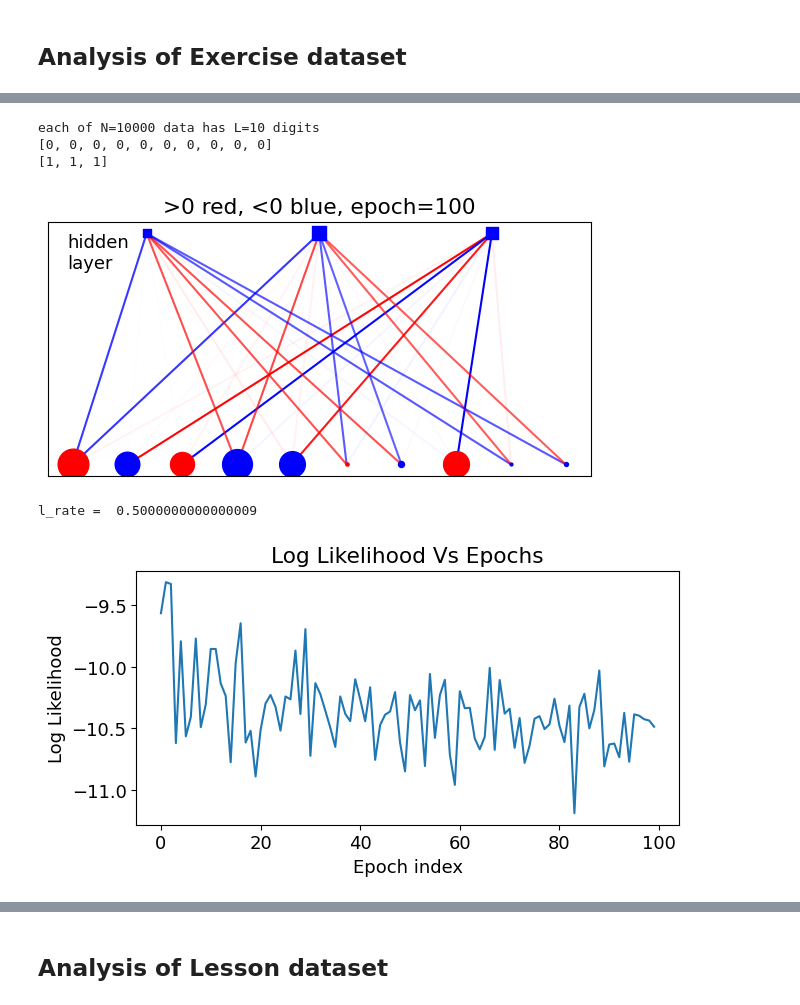
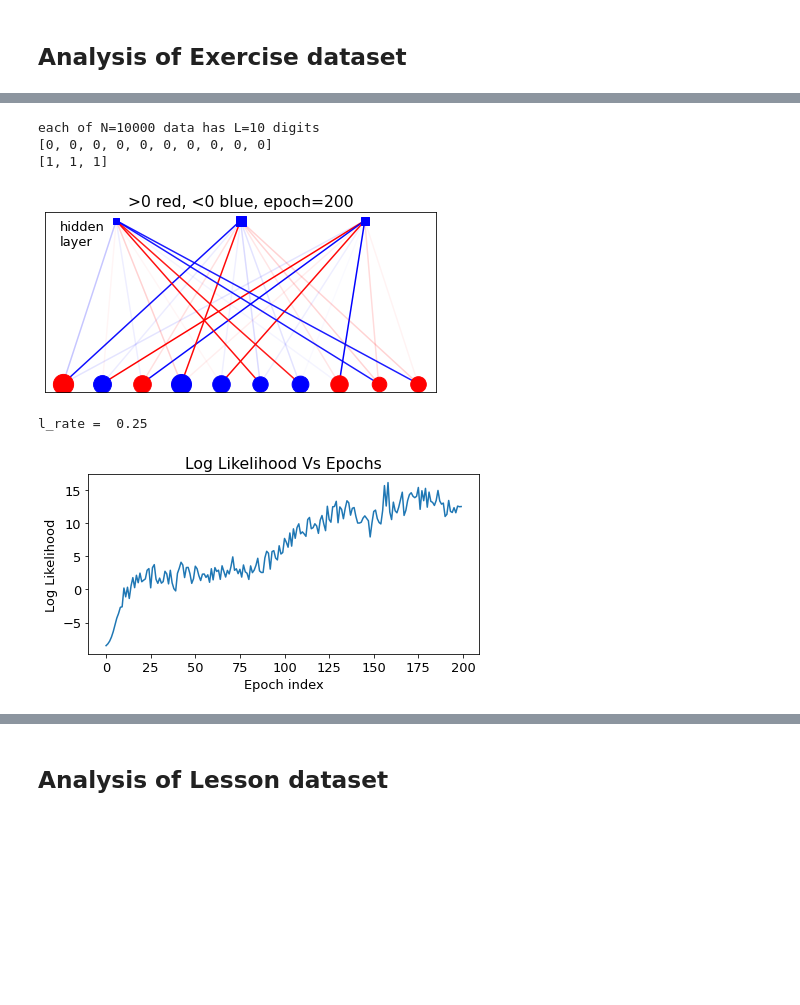
Before and after one commit to pietromalagoli/LCPB, a Jupyter notebook: Assignments/Ex4/group2404_exercise4.ipynb, the cells around one changed output, grey strips where cells are left out. Drawn from its saved outputs; the diff is of its cells as text; code cells hidden in the pictures; blank space fills up the shorter version.

```diff
--- a/Assignments/Ex4/group2404_exercise4.ipynb
+++ b/Assignments/Ex4/group2404_exercise4.ipynb
@@ -167,6 +167,10 @@ class RBM:
         ax.set_ylabel("Log Likelihood")
         plt.show()
 
+    def calc_energy(self,v,h,a,b,w):
+        energy = -np.dot(v, a) - np.dot(h, b) - np.dot(np.dot(v, w), h)
+        return energy
+
     def train(self, learning_rate=1.,epochs=100,cd_steps=1,show_intermediate_graphs=False,show_info=False,minibatch_size=500, show_likelihood=True):
 
         #np.random.seed(12345)
@@ -180,19 +184,12 @@ class RBM:
         # compute all possible config, let's take the first L values to be the activation of
         # the visible nodes and the last M to be the act of the hidden ones
         conf = list(it.product((0, 1), repeat=self.L+self.M))
+        v_poss = list(it.product((0, 1), repeat=self.L))
+        h_poss = list(it.product((0, 1), repeat=self.M))
 
         for epoch in range(epochs):
             # aggregate normalization of batch statistics and learning rate in l_rate_m
             l_rate_m = l_rate / mini
-
-            # Compute energy for each configuration with current values of w,a,b and use it to compute Z
-            energies = []
-            for x in conf:
-                v_1 = x[:self.L]
-                h_1 = x[self.L:]
-                energy = -np.dot(v_1, self.a) - np.dot(h_1, self.b) - np.dot(np.dot(v_1, self.w), h_1)
-                energies.append(energy)
-            partition_function = sum(np.exp(-energy) for energy in energies)
 
             for k in range(self.N):
                 if m==0:
@@ -232,19 +229,25 @@ class RBM:
                     self.b = self.b + db
                     m=0
 
-                energies=[]
-                h_conf = list(it.product((0, 1), repeat=self.M))
-                for x in h_conf:
-                    energy = -np.dot(self.v[k], self.a) - np.dot(x, self.b) - np.dot(np.dot(self.v[k], self.w), x)
-                    energies.append(energy)
+                #energies=[]
+                #h_conf = list(it.product((0, 1), repeat=self.M))
+                #for x in h_conf:
+                #    energy = -np.dot(self.v[k], self.a) - np.dot(x, self.b) - np.dot(np.dot(self.v[k], self.w), x)
+                #    energies.append(energy)
+            #print(epoch)
 
+            energies = [self.calc_energy(v,h,self.a,self.b,self.w) for v in v_poss for h in h_poss]
+            #print(energies)
+            partition_function = np.sum(np.exp(-np.array(energies)))
+            #print(partition_function)
             # Compute log-likelihood L
+            energies = np.array([self.calc_energy(v,h,self.a,self.b,self.w) for v in self.v for h in h_poss])
+            energies = np.exp(-energies)*energies
             log_likelihood = -np.mean(energies) -np.log(partition_function)
             log_likelihood_list.append(log_likelihood)
 
-
             # randomize the order of input data
-            np.random.shuffle(self.v)
+            #np.random.shuffle(self.v)
             # decrease the learning rate (here as a power law)
             l_rate = l_rate / (0.01 * l_rate + 1)
 
@@ -252,6 +255,7 @@ class RBM:
                 if(show_intermediate_graphs or epoch == epochs-1 ):
                     self.show(epoch+1)
                     print('l_rate = ',l_rate)
+            #rint(epoch)
 
         self.show_likelihood(log_likelihood_list)
 # %% [markdown]
@@ -270,11 +278,11 @@ l_rate =  0.5000000000000009
 # %%
 model = RBM(M=3,filename='/x_RBM_2024_exercise.dat',show_info=False)
 model.reset_params(show_info=False)
-model.train(cd_steps=5)
+model.train(cd_steps=5,epochs=200,learning_rate=0.5)
 # %% [output]
 each of N=10000 data has L=10 digits
 [0, 0, 0, 0, 0, 0, 0, 0, 0, 0]
 [1, 1, 1]
-[figure, old version]
+[figure, new version]
-l_rate =  0.5000000000000009
+l_rate =  0.25
-[figure, old version]
+[figure, new version]
```
Also changed, not shown: parts of 6 cells of this notebook.
